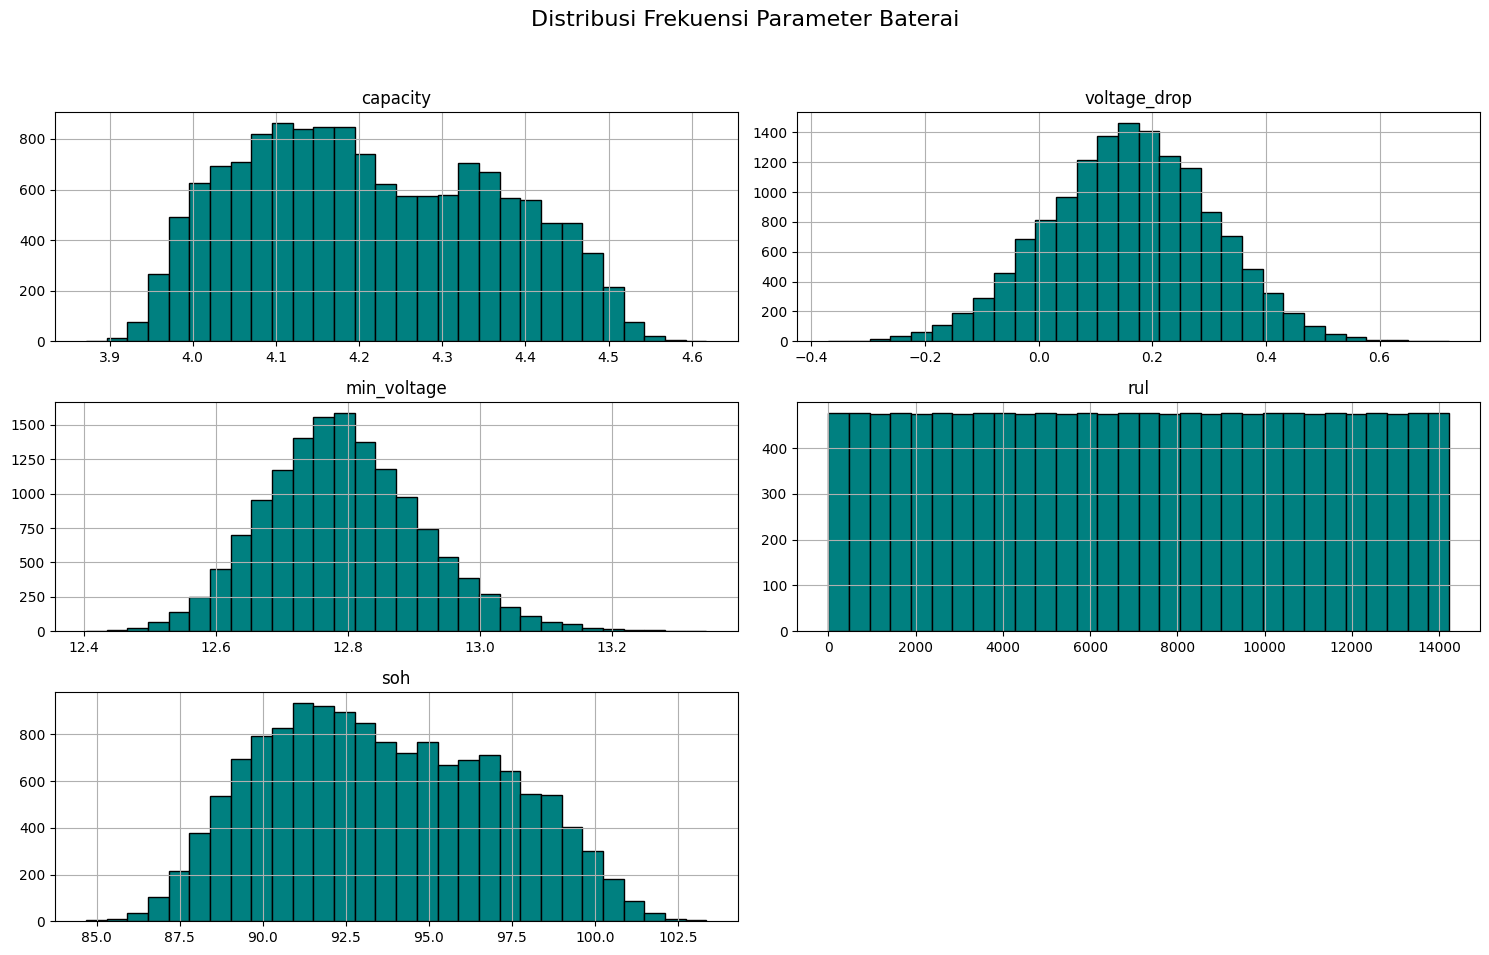
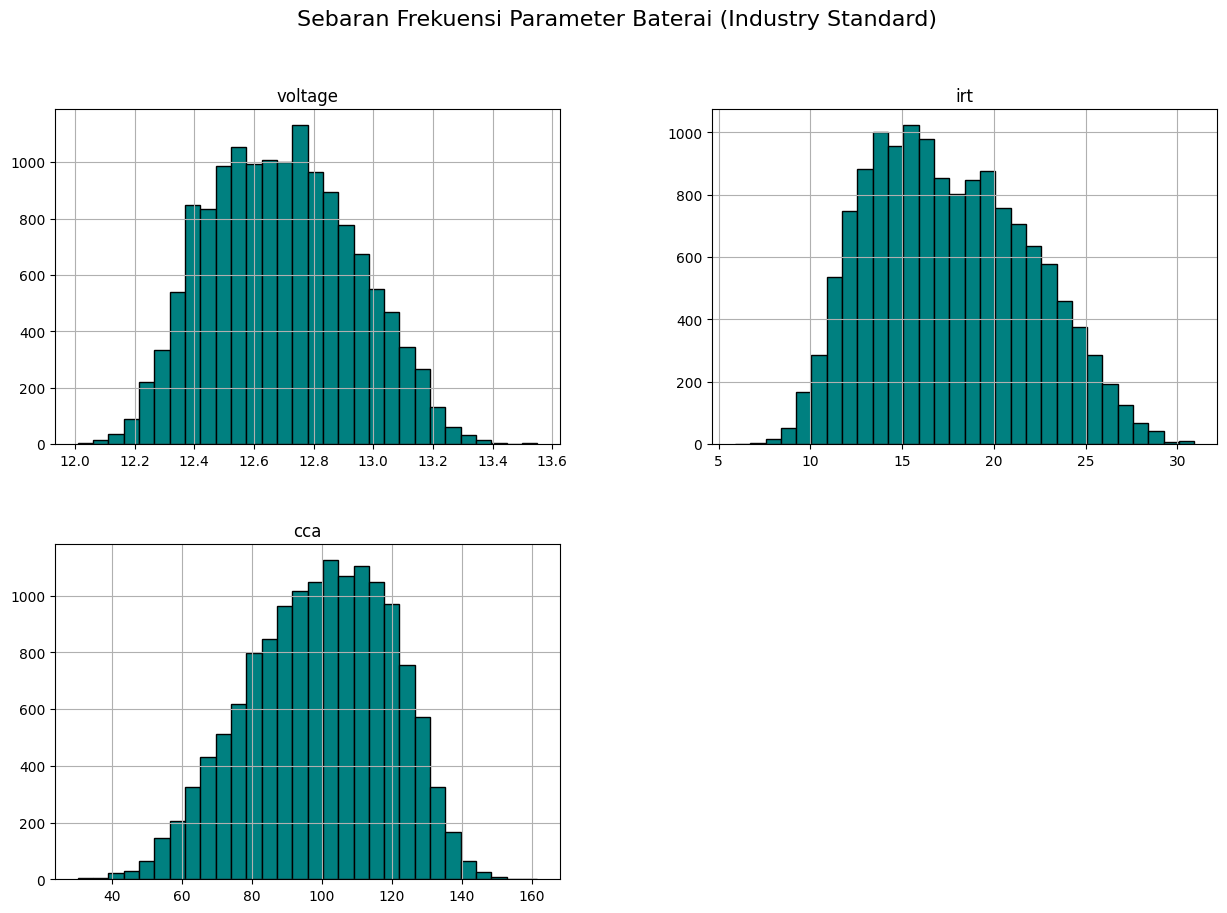
The change to this notebook cell's code, shown as a diff; its figure went from the first image to the second:
--- before
+++ after
@@ -1,5 +1,4 @@
 # Distribusi Data (Histogram)
-df[features + targets].hist(bins=30, figsize=(15, 10), color='teal', edgecolor='black')
-plt.suptitle('Distribusi Frekuensi Parameter Baterai', fontsize=16)
-plt.tight_layout(rect=[0, 0.03, 1, 0.95])
+df[features].hist(bins=30, figsize=(15, 10), color='teal', edgecolor='black')
+plt.suptitle('Sebaran Frekuensi Parameter Baterai (Industry Standard)', fontsize=16)
 plt.show()

Commit: Udpate UI